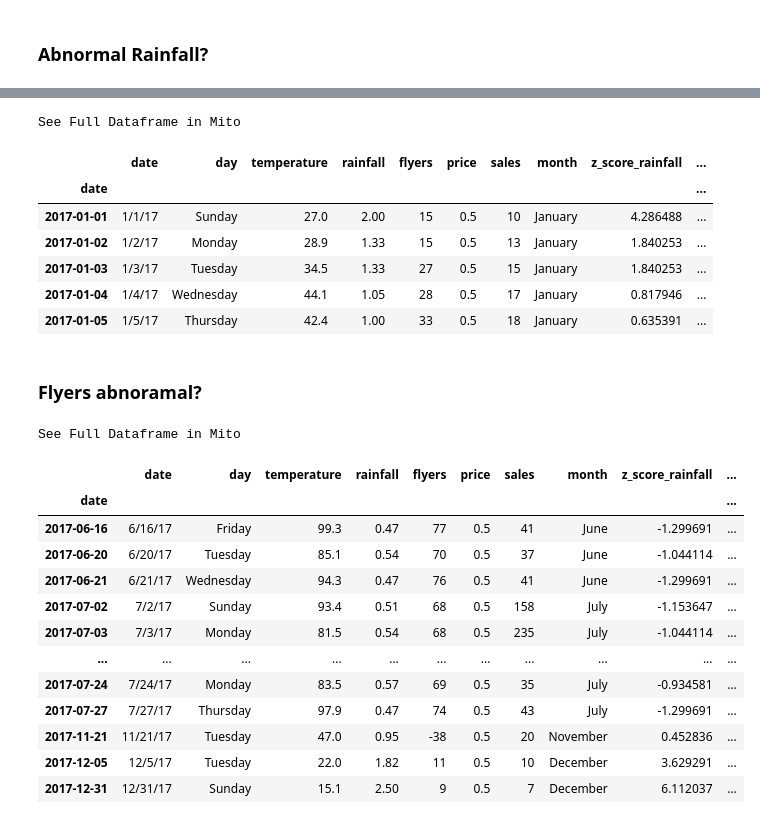
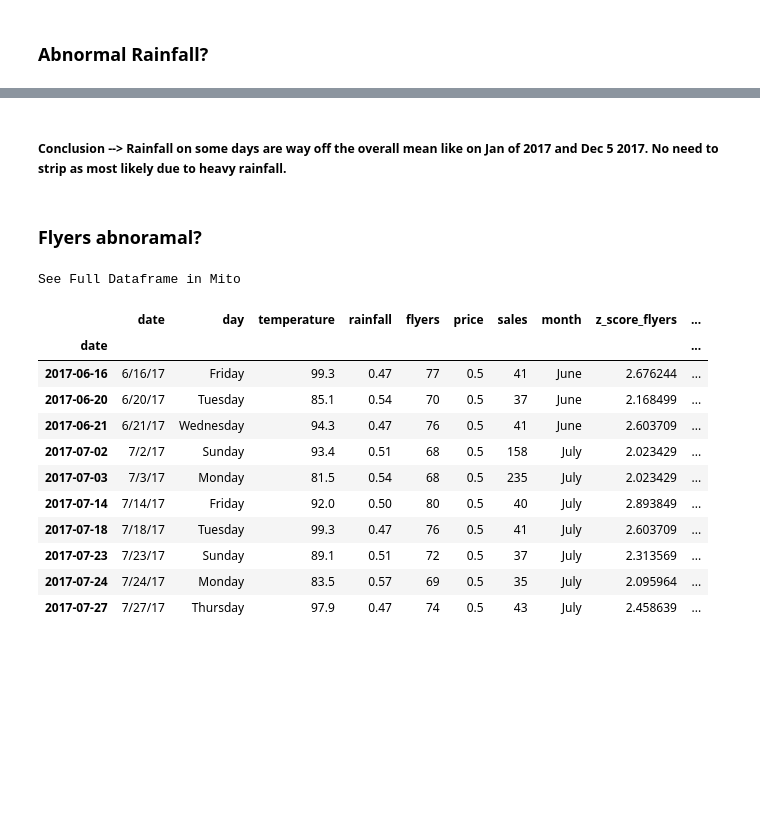
Before and after one commit to stephenkipkurui/anomaly-detection-excercises, a Jupyter notebook: continuous_probabilistic_methods.ipynb, the cells around one changed output, grey strips where cells are left out. Drawn from its saved outputs; the diff is of its cells as text; code cells hidden in the pictures; blank space fills up the shorter version.

```diff
--- a/continuous_probabilistic_methods.ipynb
+++ b/continuous_probabilistic_methods.ipynb
@@ -93,3 +103,11 @@ sales:
 Enter value for multiplier: 1.5
         Lower bound:---- 5.0
         Upper bound:---- 45.0
+# %%
+# Using 3.0 multiplier (more extreme outliers)
+
+for col in df.columns:
+    if np.issubdtype(df[col].dtype, np.number):
+        print(col+':')
+        low_bound, up_bound = get_lower_and_upper_bounds(df[col])
+        print(f'\tLower bound:---- {low_bound}\n\tUpper bound:---- {up_bound}\n')
@@ -137,3 +185,0 @@ Using categorical units to plot a list of strings that are all parsable as float
-# %%
-df['z_score_rainfall'] = (df['rainfall'] - df['rainfall'].mean()) / df['rainfall'].std()
-df.head()
@@ -148,0 +186,6 @@ See Full Dataframe in Mito
+# %%
+for col in df[[ 'temperature', 'rainfall','flyers','price', 'sales']]:
+
+    df["z_score_"+col] = (df[col] - df[col].mean()) / df[col].std()
+
+df.head()
@@ -171,32 +220,21 @@ See Full Dataframe in Mito
-# %%
-df['z_score_flyers'] = (df['flyers'] - df['flyers'].mean()) / df['flyers'].std()
-df.head()
-# %% [output]
-See Full Dataframe in Mito
-|  | date | day | temperature | rainfall | flyers | price | sales | month | z_score_rainfall | ... |
-| date |  |  |  |  |  |  |  |  |  | ... |
-| 2017-01-01 | 1/1/17 | Sunday | 27.0 | 2.00 | 15 | 0.5 | 10 | January | 4.286488 | ... |
-| 2017-01-02 | 1/2/17 | Monday | 28.9 | 1.33 | 15 | 0.5 | 13 | January | 1.840253 | ... |
-| 2017-01-03 | 1/3/17 | Tuesday | 34.5 | 1.33 | 27 | 0.5 | 15 | January | 1.840253 | ... |
-| 2017-01-04 | 1/4/17 | Wednesday | 44.1 | 1.05 | 28 | 0.5 | 17 | January | 0.817946 | ... |
-| 2017-01-05 | 1/5/17 | Thursday | 42.4 | 1.00 | 33 | 0.5 | 18 | January | 0.635391 | ... |
+# %% [markdown]
+##### Conclusion --> Rainfall on some days are way off the overall mean like on Jan of 2017 and Dec 5 2017.  No need to strip as most likely due to heavy rainfall.
 # %% [markdown]
 ### Flyers abnoramal?
 # %%
 # Finds all of the observations two standard deviations or more.
-df[df.z_score_flyers.abs() > 2]
+df[df.z_score_flyers.abs() > 2].head(10)
 # %% [output]
 See Full Dataframe in Mito
-|  | date | day | temperature | rainfall | flyers | price | sales | month | z_score_rainfall | ... |
+|  | date | day | temperature | rainfall | flyers | price | sales | month | z_score_flyers | ... |
 | date |  |  |  |  |  |  |  |  |  | ... |
-| 2017-06-16 | 6/16/17 | Friday | 99.3 | 0.47 | 77 | 0.5 | 41 | June | -1.299691 | ... |
-| 2017-06-20 | 6/20/17 | Tuesday | 85.1 | 0.54 | 70 | 0.5 | 37 | June | -1.044114 | ... |
-| 2017-06-21 | 6/21/17 | Wednesday | 94.3 | 0.47 | 76 | 0.5 | 41 | June | -1.299691 | ... |
-| 2017-07-02 | 7/2/17 | Sunday | 93.4 | 0.51 | 68 | 0.5 | 158 | July | -1.153647 | ... |
-| 2017-07-03 | 7/3/17 | Monday | 81.5 | 0.54 | 68 | 0.5 | 235 | July | -1.044114 | ... |
-| ... | ... | ... | ... | ... | ... | ... | ... | ... | ... | ... |
-| 2017-07-24 | 7/24/17 | Monday | 83.5 | 0.57 | 69 | 0.5 | 35 | July | -0.934581 | ... |
-| 2017-07-27 | 7/27/17 | Thursday | 97.9 | 0.47 | 74 | 0.5 | 43 | July | -1.299691 | ... |
-| 2017-11-21 | 11/21/17 | Tuesday | 47.0 | 0.95 | -38 | 0.5 | 20 | November | 0.452836 | ... |
-| 2017-12-05 | 12/5/17 | Tuesday | 22.0 | 1.82 | 11 | 0.5 | 10 | December | 3.629291 | ... |
-| 2017-12-31 | 12/31/17 | Sunday | 15.1 | 2.50 | 9 | 0.5 | 7 | December | 6.112037 | ... |
+| 2017-06-16 | 6/16/17 | Friday | 99.3 | 0.47 | 77 | 0.5 | 41 | June | 2.676244 | ... |
+| 2017-06-20 | 6/20/17 | Tuesday | 85.1 | 0.54 | 70 | 0.5 | 37 | June | 2.168499 | ... |
+| 2017-06-21 | 6/21/17 | Wednesday | 94.3 | 0.47 | 76 | 0.5 | 41 | June | 2.603709 | ... |
+| 2017-07-02 | 7/2/17 | Sunday | 93.4 | 0.51 | 68 | 0.5 | 158 | July | 2.023429 | ... |
+| 2017-07-03 | 7/3/17 | Monday | 81.5 | 0.54 | 68 | 0.5 | 235 | July | 2.023429 | ... |
+| 2017-07-14 | 7/14/17 | Friday | 92.0 | 0.50 | 80 | 0.5 | 40 | July | 2.893849 | ... |
+| 2017-07-18 | 7/18/17 | Tuesday | 99.3 | 0.47 | 76 | 0.5 | 41 | July | 2.603709 | ... |
+| 2017-07-23 | 7/23/17 | Sunday | 89.1 | 0.51 | 72 | 0.5 | 37 | July | 2.313569 | ... |
+| 2017-07-24 | 7/24/17 | Monday | 83.5 | 0.57 | 69 | 0.5 | 35 | July | 2.095964 | ... |
+| 2017-07-27 | 7/27/17 | Thursday | 97.9 | 0.47 | 74 | 0.5 | 43 | July | 2.458639 | ... |
```
Also changed, not shown: parts of 21 cells of this notebook, 3 other files.
